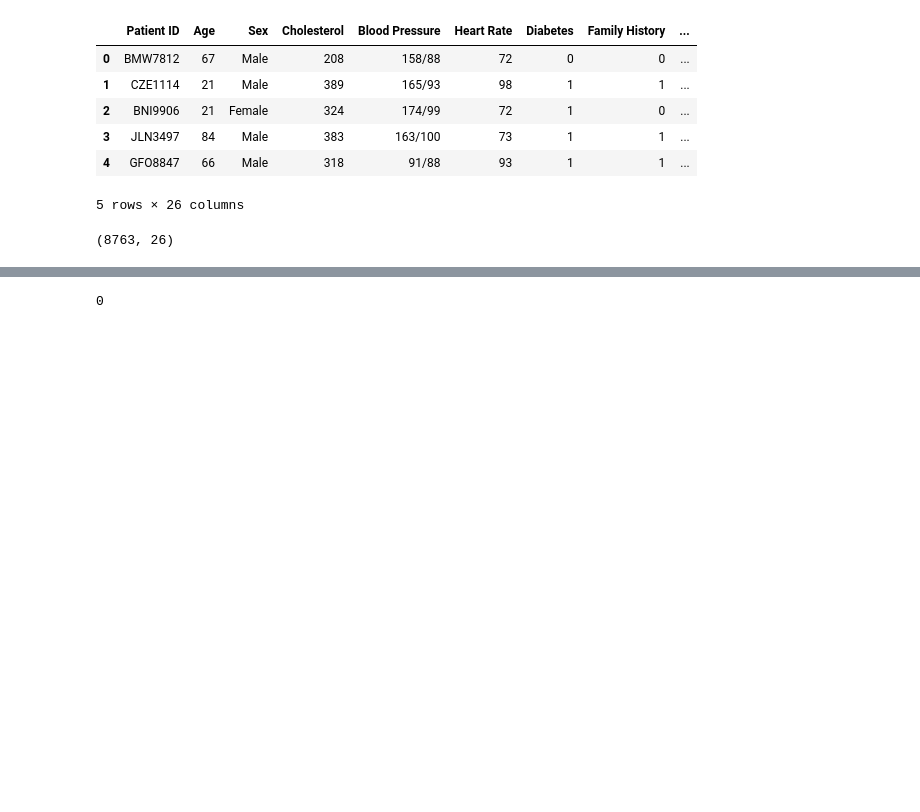
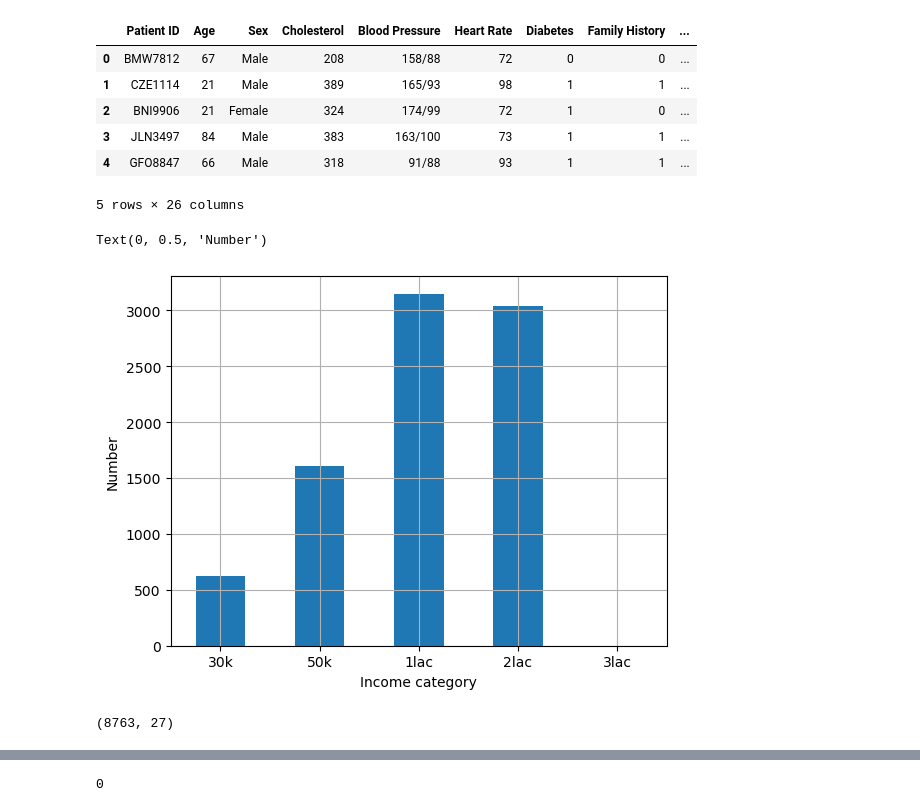
Before and after one commit to DipeshDhote/hra_prediction, a Jupyter notebook: notebooks/eda.ipynb, the cells around one changed output, grey strips where cells are left out. Drawn from its saved outputs; the diff is of its cells as text; code cells hidden in the pictures; blank space fills up the shorter version.

```diff
--- a/notebooks/eda.ipynb
+++ b/notebooks/eda.ipynb
@@ -15,10 +16,23 @@ data.head(5)
 | 3 | JLN3497 | 84 | Male | 383 | 163/100 | 73 | 1 | 1 | ... |
 | 4 | GFO8847 | 66 | Male | 318 | 91/88 | 93 | 1 | 1 | ... |
 5 rows × 26 columns
+# %%
+import numpy as np
+
+data["income_cat"] = pd.cut(data["Income"],
+ bins=[30000, 50000, 100000, 200000, 300000, np.inf],
+ labels=['30k','50k', '1lac','2lac', '3lac'])
+#These income categories are represented in Figure 2-9:
+data["income_cat"].value_counts().sort_index().plot.bar(rot=0, grid=True)
+plt.xlabel("Income category")
+plt.ylabel("Number")
+# %% [output]
+Text(0, 0.5, 'Number')
+[figure, added]
 # %%
 data.shape
 # %% [output]
-(8763, 26)
+(8763, 27)
 # %%
 data.isnull().sum()
 # %% [output]
```
Also changed, not shown: parts of 5 cells of this notebook, 12 other files.
